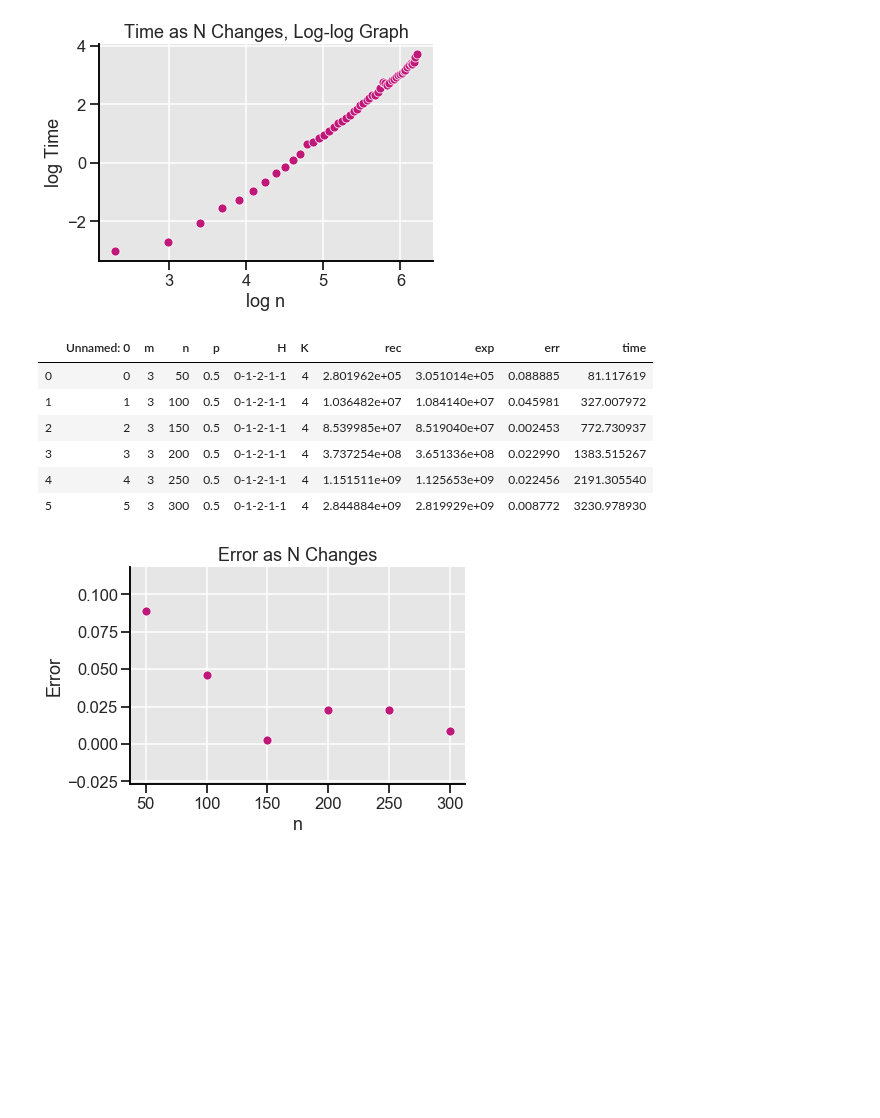
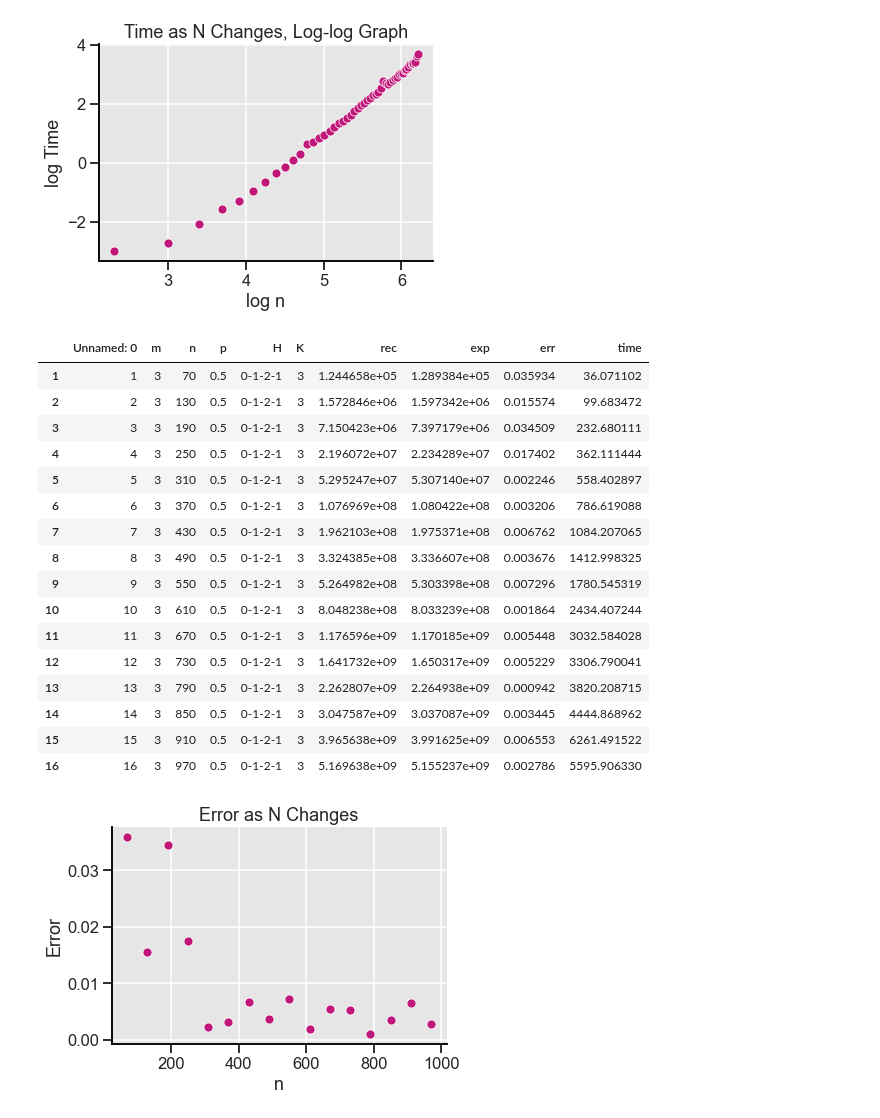
Before and after one commit to louishu17/tree_color_coding_task, a Jupyter notebook: Jupyter Vizualizations/sim1_viz.ipynb, the cells around one changed output. Drawn from its saved outputs; the diff is of its cells as text; code cells hidden in the pictures; blank space fills up the shorter version.

Commit message:
updated visuals with right paths

```diff
--- a/Jupyter Vizualizations/sim1_viz.ipynb
+++ b/Jupyter Vizualizations/sim1_viz.ipynb
@@ -69,21 +69,31 @@ sns.set_palette("PiYG", 10)
 # %%
 # A vizualization to show changing error for simulation 1
 # m = 3, p = 0.5, K = 2
-sim1_n = pd.read_csv('vis_sim1/data/sim1/n_4/dat_n_4.csv')
+sim1_n = pd.read_csv('vis_sim1/data/sim1/n_4.csv')
 sim1_n['err'] = sim1_n['err'].abs()
 sim1_n = sim1_n[sim1_n['err'] < .15]
 sns.scatterplot(data = sim1_n, x = 'n', y = 'err').set(xlabel = 'n', ylabel = 'Error', title = 'Error as N Changes')
 sns.set_style("darkgrid", {'ytick.left' : True, 'xtick.bottom': True, 'axes.spines.left': True, 'grid.color': '1', 'axes.edgecolor': '0', 'axes.spines.right': False, "axes.facecolor": ".9"})
 sns.set_context("talk")
 sns.despine(right = True, top=True)
 sns.set_palette("PiYG", 10)
 sim1_n
 # %% [output]
 |  | Unnamed: 0 | m | n | p | H | K | rec | exp | err | time |
-| 0 | 0 | 3 | 50 | 0.5 | 0-1-2-1-1 | 4 | 2.801962e+05 | 3.051014e+05 | 0.088885 | 81.117619 |
-| 1 | 1 | 3 | 100 | 0.5 | 0-1-2-1-1 | 4 | 1.036482e+07 | 1.084140e+07 | 0.045981 | 327.007972 |
-| 2 | 2 | 3 | 150 | 0.5 | 0-1-2-1-1 | 4 | 8.539985e+07 | 8.519040e+07 | 0.002453 | 772.730937 |
-| 3 | 3 | 3 | 200 | 0.5 | 0-1-2-1-1 | 4 | 3.737254e+08 | 3.651336e+08 | 0.022990 | 1383.515267 |
-| 4 | 4 | 3 | 250 | 0.5 | 0-1-2-1-1 | 4 | 1.151511e+09 | 1.125653e+09 | 0.022456 | 2191.305540 |
-| 5 | 5 | 3 | 300 | 0.5 | 0-1-2-1-1 | 4 | 2.844884e+09 | 2.819929e+09 | 0.008772 | 3230.978930 |
+| 1 | 1 | 3 | 70 | 0.5 | 0-1-2-1 | 3 | 1.244658e+05 | 1.289384e+05 | 0.035934 | 36.071102 |
+| 2 | 2 | 3 | 130 | 0.5 | 0-1-2-1 | 3 | 1.572846e+06 | 1.597342e+06 | 0.015574 | 99.683472 |
+| 3 | 3 | 3 | 190 | 0.5 | 0-1-2-1 | 3 | 7.150423e+06 | 7.397179e+06 | 0.034509 | 232.680111 |
+| 4 | 4 | 3 | 250 | 0.5 | 0-1-2-1 | 3 | 2.196072e+07 | 2.234289e+07 | 0.017402 | 362.111444 |
+| 5 | 5 | 3 | 310 | 0.5 | 0-1-2-1 | 3 | 5.295247e+07 | 5.307140e+07 | 0.002246 | 558.402897 |
+| 6 | 6 | 3 | 370 | 0.5 | 0-1-2-1 | 3 | 1.076969e+08 | 1.080422e+08 | 0.003206 | 786.619088 |
+| 7 | 7 | 3 | 430 | 0.5 | 0-1-2-1 | 3 | 1.962103e+08 | 1.975371e+08 | 0.006762 | 1084.207065 |
+| 8 | 8 | 3 | 490 | 0.5 | 0-1-2-1 | 3 | 3.324385e+08 | 3.336607e+08 | 0.003676 | 1412.998325 |
+| 9 | 9 | 3 | 550 | 0.5 | 0-1-2-1 | 3 | 5.264982e+08 | 5.303398e+08 | 0.007296 | 1780.545319 |
+| 10 | 10 | 3 | 610 | 0.5 | 0-1-2-1 | 3 | 8.048238e+08 | 8.033239e+08 | 0.001864 | 2434.407244 |
+| 11 | 11 | 3 | 670 | 0.5 | 0-1-2-1 | 3 | 1.176596e+09 | 1.170185e+09 | 0.005448 | 3032.584028 |
+| 12 | 12 | 3 | 730 | 0.5 | 0-1-2-1 | 3 | 1.641732e+09 | 1.650317e+09 | 0.005229 | 3306.790041 |
+| 13 | 13 | 3 | 790 | 0.5 | 0-1-2-1 | 3 | 2.262807e+09 | 2.264938e+09 | 0.000942 | 3820.208715 |
+| 14 | 14 | 3 | 850 | 0.5 | 0-1-2-1 | 3 | 3.047587e+09 | 3.037087e+09 | 0.003445 | 4444.868962 |
+| 15 | 15 | 3 | 910 | 0.5 | 0-1-2-1 | 3 | 3.965638e+09 | 3.991625e+09 | 0.006553 | 6261.491522 |
+| 16 | 16 | 3 | 970 | 0.5 | 0-1-2-1 | 3 | 5.169638e+09 | 5.155237e+09 | 0.002786 | 5595.906330 |
-[figure, old version]
+[figure, new version]
```
Also changed, not shown: parts of 1 cell of this notebook, 1 other file.
